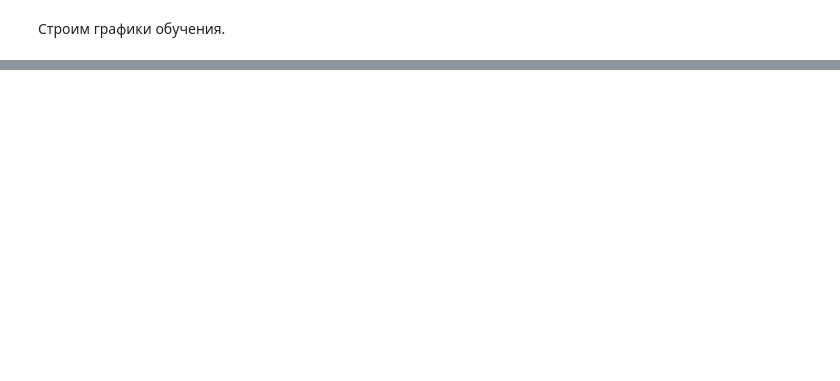
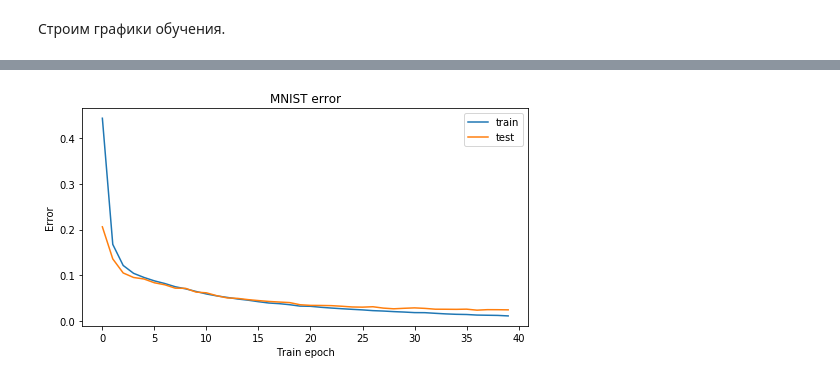
Before and after one commit to iamblobfish/banana-ml, a Jupyter notebook: lesson1/MNIST_example.ipynb, the cells around one changed output, grey strips where cells are left out. Drawn from its saved outputs; the diff is of its cells as text; code cells hidden in the pictures; blank space fills up the shorter version.

```diff
--- a/lesson1/MNIST_example.ipynb
+++ b/lesson1/MNIST_example.ipynb
@@ -155,0 +131,14 @@ plt.show()
+# %%
+model = Sequential()
+
+model.add(Dense(512, input_dim=len(X_train[0]), init='uniform'))
+model.add(Activation('relu'))
+model.add(Dense(512, init='uniform'))
+model.add(Activation('sigmoid'))
+model.add(Dense(10, init='uniform'))
+model.add(Activation('softmax'))
+
+sgd = Adam()
+model.compile(loss='categorical_crossentropy',
+        optimizer=sgd,
+        metrics=['accuracy'])
@@ -155,0 +147,9 @@ plt.show()
+# %%
+history = model.fit(X_train, y_train,
+        nb_epoch=40,
+        batch_size=128,
+        verbose=1,
+        validation_data=(X_test, y_test))
+
+score = model.evaluate(X_test, y_test, batch_size=128)
+print(score)
@@ -213,3 +231,20 @@ def load_dataset():
     # We just return all the arrays in order, as expected in main().
     # (It doesn't matter how we do this as long as we can read them again.)
     return X_train, y_train, X_test, y_test
+# %%
+%matplotlib inline
+import matplotlib.pyplot as plt
+
+train_error = 1 - np.array(history.history['acc'])
+val_error = 1 - np.array(history.history['val_acc'])
+
+plt.figure(figsize=(8, 4))
+plt.plot(train_error, label = 'train')
+plt.plot(val_error, label = 'test')
+plt.title('MNIST error')
+plt.xlabel('Train epoch')
+plt.ylabel('Error')
+plt.legend()
+plt.show()
+# %% [output]
+[figure, added]
```
Also changed, not shown: parts of 11 cells of this notebook.
